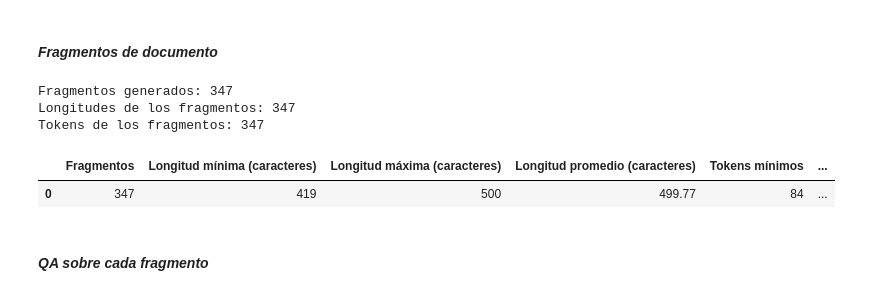
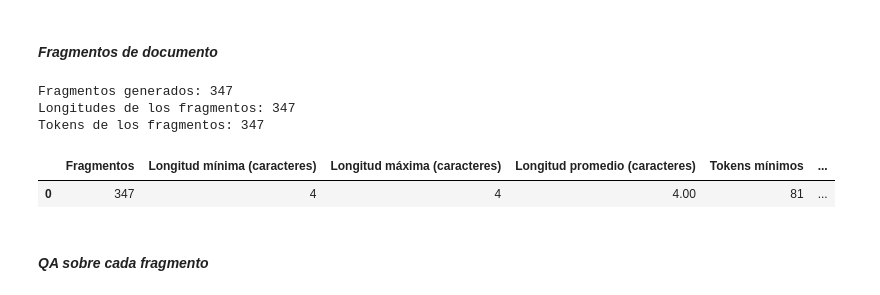
Before and after one commit to abner-rivas/Laboratorio---ML, a Jupyter notebook: laboratorio_ml_qa.ipynb, the cells around one changed output. Saved outputs shown, nothing was run; the diff lists cells and outputs as text; code cells hidden in the pictures.

Commit message:
feat: ejecucion y correcion de chunk

```diff
--- a/laboratorio_ml_qa.ipynb
+++ b/laboratorio_ml_qa.ipynb
@@ -1871,14 +1743,25 @@ display(tabla_preguntas_documento)
 # División de contexto en fragmentos
 # -------------------------------------------------------
 
-def dividir_contexto_en_fragmentos(texto, chunk_size=500, overlap=0, unidad="caracteres"):
+def dividir_contexto_en_fragmentos(texto, chunk_size=500, overlap=0, unidad="caracteres", metadata=False):
     """Divide un texto en fragmentos de tamaño fijo con solapamiento opcional."""
     if unidad == "caracteres":
         step = chunk_size - overlap
-        return [
-            texto[i:i + chunk_size]
-            for i in range(0, len(texto), step)
-        ]
+        if metadata:
+            fragmento = []
+            for i in range(0, len(texto), step):
+                fragmento.append({
+                    "chunk": len(fragmento) + 1,
+                    "inicio": i,
+                    "fin": min(i + chunk_size, len(texto)),
+                    "texto": texto[i:i + chunk_size]
+                })
+            return fragmento
+        else:
+            return [
+                texto[i:i + chunk_size]
+                for i in range(0, len(texto), step)
+            ]
     elif unidad == "palabras":
         palabras = texto.split()
         step = chunk_size - overlap
@@ -1896,55 +1779,37 @@ def dividir_contexto_en_fragmentos(texto, chunk_size=500, overlap=0, unidad="car
 fragmentos_documento = dividir_contexto_en_fragmentos(
     texto_documento,
     chunk_size=CONFIGURACION_BASE["chunk_size"],
     overlap=CONFIGURACION_BASE["overlap"],
-    unidad=CONFIGURACION_BASE["unidad"]
+    unidad=CONFIGURACION_BASE["unidad"],
+    metadata=True
 )
 
 longitudes_base = [len(frag) for frag in fragmentos_documento]
-tokens_base = [len(tokenizer_documentos.tokenize(frag)) for frag in fragmentos_documento]
+tokens_base = [len(tokenizer_documentos.tokenize(frag["texto"])) for frag in fragmentos_documento]
 
 estadisticas_fragmentos = pd.DataFrame([ {
     "Fragmentos": len(fragmentos_documento),
     "Longitud mínima (caracteres)": min(longitudes_base),
     "Longitud máxima (caracteres)": max(longitudes_base),
     "Longitud promedio (caracteres)": sum(longitudes_base) / len(longitudes_base),
     "Tokens mínimos": min(tokens_base),
     "Tokens máximos": max(tokens_base),
     "Tokens promedio": sum(tokens_base) / len(tokens_base),
 }])
 
 print(f"Fragmentos generados: {len(fragmentos_documento)}")
 print(f"Longitudes de los fragmentos: {len(longitudes_base)}")
 print(f"Tokens de los fragmentos: {len(tokens_base)}")
 display(estadisticas_fragmentos.style.format({
     "Longitud promedio (caracteres)": "{:.2f}",
     "Tokens promedio": "{:.2f}"
 }))
-
-fragmentos_documento_raw = dividir_contexto_en_fragmentos(
-    texto_documento,
-    chunk_size=CONFIGURACION_BASE["chunk_size"],
-    overlap=CONFIGURACION_BASE["overlap"],
-    unidad=CONFIGURACION_BASE["unidad"]
-)
-
-# Convert strings to dictionaries with metadata
-fragmentos_documento = []
-desplazamiento_acumulado = 0
-for numero_chunk, fragmento_texto in enumerate(fragmentos_documento_raw, start=1):
-    fragmentos_documento.append({
-        "chunk": numero_chunk,
-        "texto": fragmento_texto,
-        "inicio": desplazamiento_acumulado,
-        "fin": desplazamiento_acumulado + len(fragmento_texto),
-    })
-    desplazamiento_acumulado += len(fragmento_texto)
 # %% [output]
 Fragmentos generados: 347
 Longitudes de los fragmentos: 347
 Tokens de los fragmentos: 347
 |  | Fragmentos | Longitud mínima (caracteres) | Longitud máxima (caracteres) | Longitud promedio (caracteres) | Tokens mínimos | ... |
-| 0 | 347 | 419 | 500 | 499.77 | 84 | ... |
+| 0 | 347 | 4 | 4 | 4.00 | 81 | ... |
 # %% [markdown]
 #### *QA sobre cada fragmento*
 # %%
```
Also changed, not shown: parts of 14 cells of this notebook.
